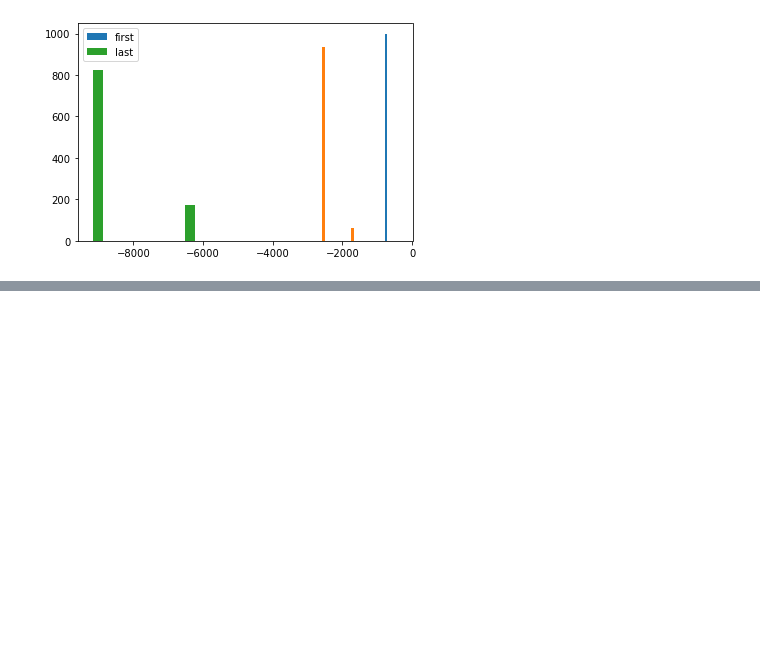
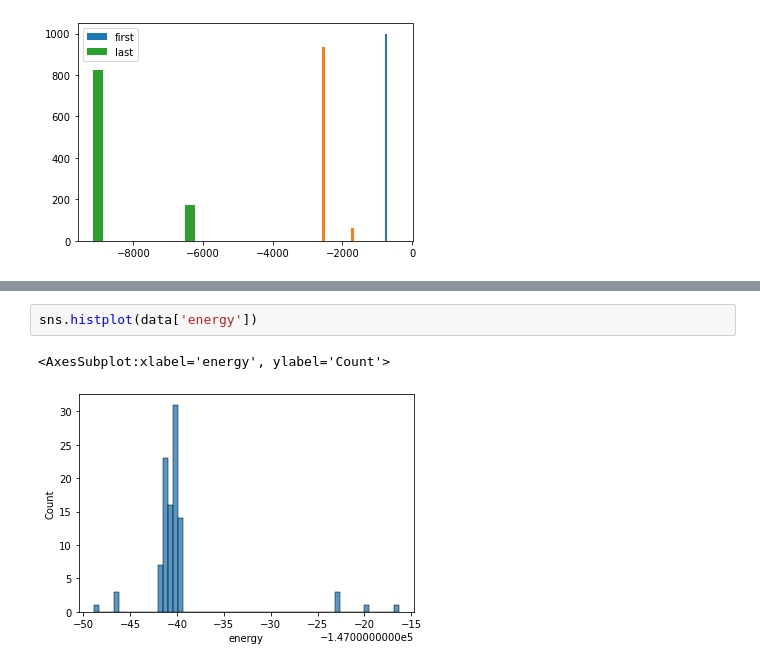
Before and after one commit to DBern97/Dwave-RAN-algs, a Jupyter notebook: Testing Max-norm.ipynb, the cells around one changed output, grey strips where cells are left out. Drawn from its saved outputs; the diff is of its cells as text; blank space fills up the shorter version.

```diff
--- a/Testing Max-norm.ipynb
+++ b/Testing Max-norm.ipynb
@@ -392,0 +532,5 @@ plt.show()
+# %%
+sns.histplot(data['energy'])
+# %% [output]
+<AxesSubplot:xlabel='energy', ylabel='Count'>
+[figure, added]
```
Also changed, not shown: parts of 54 cells of this notebook, 4 other files.
